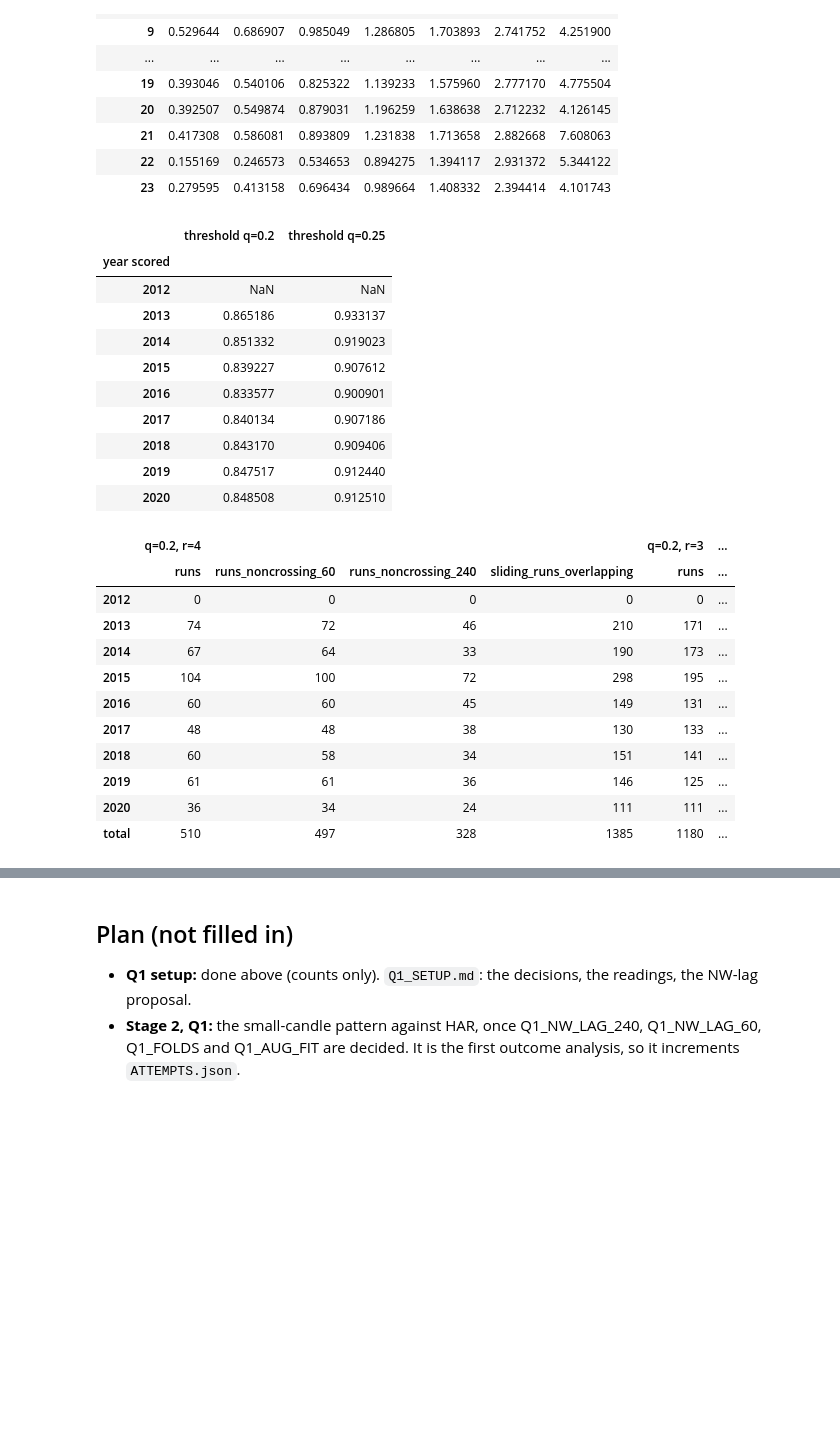
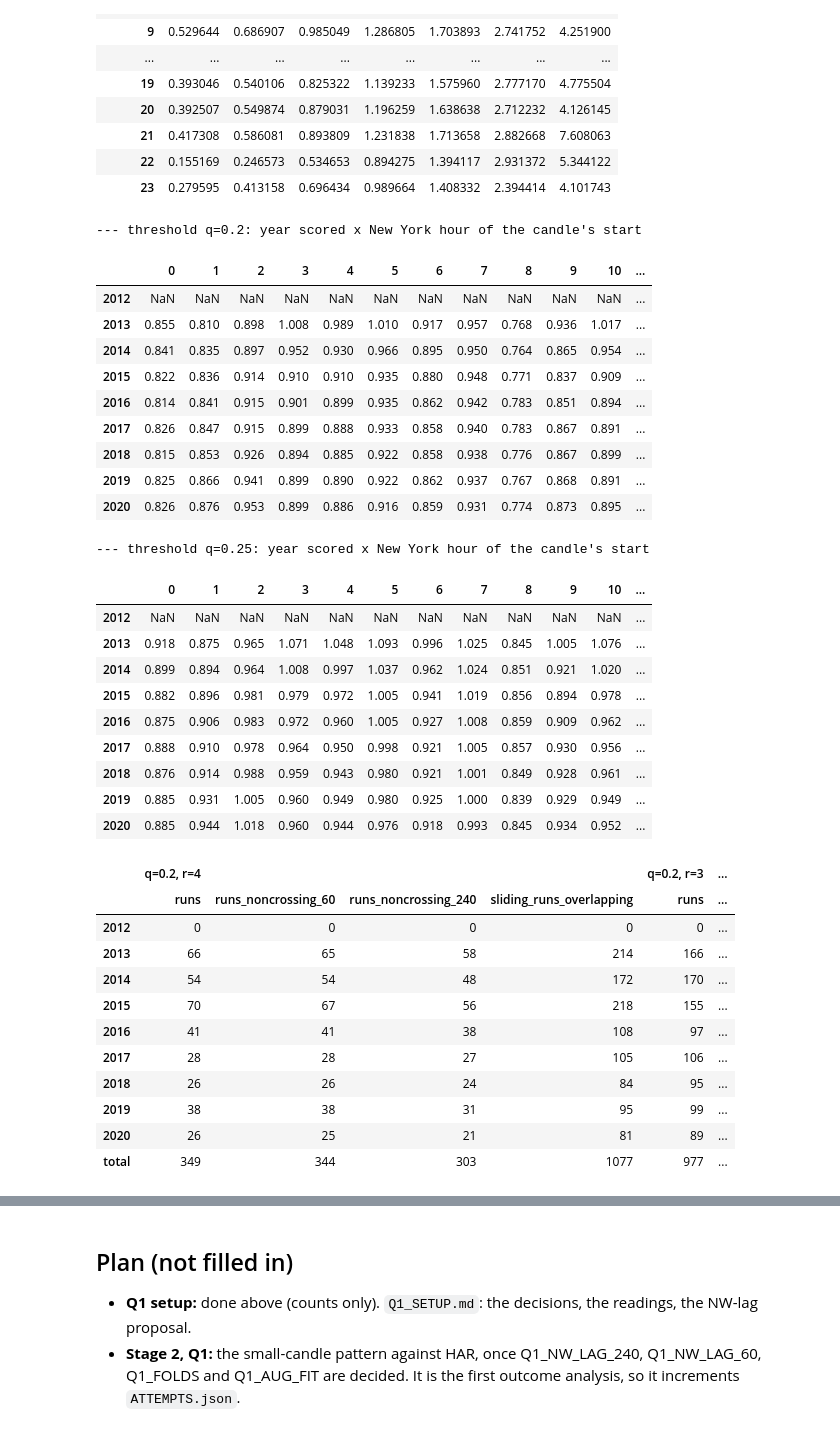
Before and after one commit to QBKFD/OPARLI-LLM-FORWARD, a Jupyter notebook: research/squeeze_oco/01_vol_state.ipynb, the cells around one changed output, grey strips where cells are left out. Saved outputs shown, nothing was run; the diff lists cells and outputs as text; code cells hidden in the pictures; blank space fills up the shorter version.

```diff
--- a/research/squeeze_oco/01_vol_state.ipynb
+++ b/research/squeeze_oco/01_vol_state.ipynb
@@ -679,35 +698,46 @@ score by UTC hour of the candle's start (sessions shift by one UTC hour with US
 # %%
 H = need("Q1_H")
 ec = q1.event_counts(sc, tbl[[f"crossing_{h}" for h in need("HORIZONS")]], YEARS, RULE["q_order"], RULE["r_order"], TF,
-                     (H["primary"], H["secondary"]), tuple(need("DESCRIBE_QUANTILES")))
-thr = pd.DataFrame(ec["thresholds"]).rename(columns=lambda q: f"threshold q={q}")
-thr.index.name = "year scored"
-display(thr)
+                     (H["primary"], H["secondary"]), tuple(need("DESCRIBE_QUANTILES")), need("Q1_THRESHOLD_KIND")["hour_tz"])
+for q, t in ec["thresholds"].items():
+    print(f"--- threshold q={q}: year scored x New York hour of the candle's start")
+    display(pd.Series(t).unstack().round(3))
 per = pd.concat({f"q={q}, r={r}": pd.DataFrame(v).T for (q, r), v in ec["per_year"].items()}, axis=1)
 per.loc["total"] = per.sum()
 per
 # %% [output]
+--- threshold q=0.2: year scored x New York hour of the candle's start
-|  | threshold q=0.2 | threshold q=0.25 |
-| year scored |  |  |
-| 2012 | NaN | NaN |
-| 2013 | 0.865186 | 0.933137 |
-| 2014 | 0.851332 | 0.919023 |
-| 2015 | 0.839227 | 0.907612 |
-| 2016 | 0.833577 | 0.900901 |
-| 2017 | 0.840134 | 0.907186 |
-| 2018 | 0.843170 | 0.909406 |
-| 2019 | 0.847517 | 0.912440 |
-| 2020 | 0.848508 | 0.912510 |
+|  | 0 | 1 | 2 | 3 | 4 | 5 | 6 | 7 | 8 | 9 | 10 | ... |
+| 2012 | NaN | NaN | NaN | NaN | NaN | NaN | NaN | NaN | NaN | NaN | NaN | ... |
+| 2013 | 0.855 | 0.810 | 0.898 | 1.008 | 0.989 | 1.010 | 0.917 | 0.957 | 0.768 | 0.936 | 1.017 | ... |
+| 2014 | 0.841 | 0.835 | 0.897 | 0.952 | 0.930 | 0.966 | 0.895 | 0.950 | 0.764 | 0.865 | 0.954 | ... |
+| 2015 | 0.822 | 0.836 | 0.914 | 0.910 | 0.910 | 0.935 | 0.880 | 0.948 | 0.771 | 0.837 | 0.909 | ... |
+| 2016 | 0.814 | 0.841 | 0.915 | 0.901 | 0.899 | 0.935 | 0.862 | 0.942 | 0.783 | 0.851 | 0.894 | ... |
+| 2017 | 0.826 | 0.847 | 0.915 | 0.899 | 0.888 | 0.933 | 0.858 | 0.940 | 0.783 | 0.867 | 0.891 | ... |
+| 2018 | 0.815 | 0.853 | 0.926 | 0.894 | 0.885 | 0.922 | 0.858 | 0.938 | 0.776 | 0.867 | 0.899 | ... |
+| 2019 | 0.825 | 0.866 | 0.941 | 0.899 | 0.890 | 0.922 | 0.862 | 0.937 | 0.767 | 0.868 | 0.891 | ... |
+| 2020 | 0.826 | 0.876 | 0.953 | 0.899 | 0.886 | 0.916 | 0.859 | 0.931 | 0.774 | 0.873 | 0.895 | ... |
+--- threshold q=0.25: year scored x New York hour of the candle's start
-|  | q=0.2, r=4 |  |  |  | q=0.2, r=3 | ... |
-|  | runs | runs_noncrossing_60 | runs_noncrossing_240 | sliding_runs_overlapping | runs | ... |
-| 2012 | 0 | 0 | 0 | 0 | 0 | ... |
-| 2013 | 74 | 72 | 46 | 210 | 171 | ... |
-| 2014 | 67 | 64 | 33 | 190 | 173 | ... |
-| 2015 | 104 | 100 | 72 | 298 | 195 | ... |
-| 2016 | 60 | 60 | 45 | 149 | 131 | ... |
-| 2017 | 48 | 48 | 38 | 130 | 133 | ... |
-| 2018 | 60 | 58 | 34 | 151 | 141 | ... |
-| 2019 | 61 | 61 | 36 | 146 | 125 | ... |
-| 2020 | 36 | 34 | 24 | 111 | 111 | ... |
-| total | 510 | 497 | 328 | 1385 | 1180 | ... |
+|  | 0 | 1 | 2 | 3 | 4 | 5 | 6 | 7 | 8 | 9 | 10 | ... |
+| 2012 | NaN | NaN | NaN | NaN | NaN | NaN | NaN | NaN | NaN | NaN | NaN | ... |
+| 2013 | 0.918 | 0.875 | 0.965 | 1.071 | 1.048 | 1.093 | 0.996 | 1.025 | 0.845 | 1.005 | 1.076 | ... |
+| 2014 | 0.899 | 0.894 | 0.964 | 1.008 | 0.997 | 1.037 | 0.962 | 1.024 | 0.851 | 0.921 | 1.020 | ... |
+| 2015 | 0.882 | 0.896 | 0.981 | 0.979 | 0.972 | 1.005 | 0.941 | 1.019 | 0.856 | 0.894 | 0.978 | ... |
+| 2016 | 0.875 | 0.906 | 0.983 | 0.972 | 0.960 | 1.005 | 0.927 | 1.008 | 0.859 | 0.909 | 0.962 | ... |
+| 2017 | 0.888 | 0.910 | 0.978 | 0.964 | 0.950 | 0.998 | 0.921 | 1.005 | 0.857 | 0.930 | 0.956 | ... |
+| 2018 | 0.876 | 0.914 | 0.988 | 0.959 | 0.943 | 0.980 | 0.921 | 1.001 | 0.849 | 0.928 | 0.961 | ... |
+| 2019 | 0.885 | 0.931 | 1.005 | 0.960 | 0.949 | 0.980 | 0.925 | 1.000 | 0.839 | 0.929 | 0.949 | ... |
+| 2020 | 0.885 | 0.944 | 1.018 | 0.960 | 0.944 | 0.976 | 0.918 | 0.993 | 0.845 | 0.934 | 0.952 | ... |
+|  | q=0.2, r=4 |  |  |  | q=0.2, r=3 | ... |
+|  | runs | runs_noncrossing_60 | runs_noncrossing_240 | sliding_runs_overlapping | runs | ... |
+| 2012 | 0 | 0 | 0 | 0 | 0 | ... |
+| 2013 | 66 | 65 | 58 | 214 | 166 | ... |
+| 2014 | 54 | 54 | 48 | 172 | 170 | ... |
+| 2015 | 70 | 67 | 56 | 218 | 155 | ... |
+| 2016 | 41 | 41 | 38 | 108 | 97 | ... |
+| 2017 | 28 | 28 | 27 | 105 | 106 | ... |
+| 2018 | 26 | 26 | 24 | 84 | 95 | ... |
+| 2019 | 38 | 38 | 31 | 95 | 99 | ... |
+| 2020 | 26 | 25 | 21 | 81 | 89 | ... |
+| total | 349 | 344 | 303 | 1077 | 977 | ... |
 # %%
```
Also changed, not shown: parts of 7 cells of this notebook, 8 other files.
